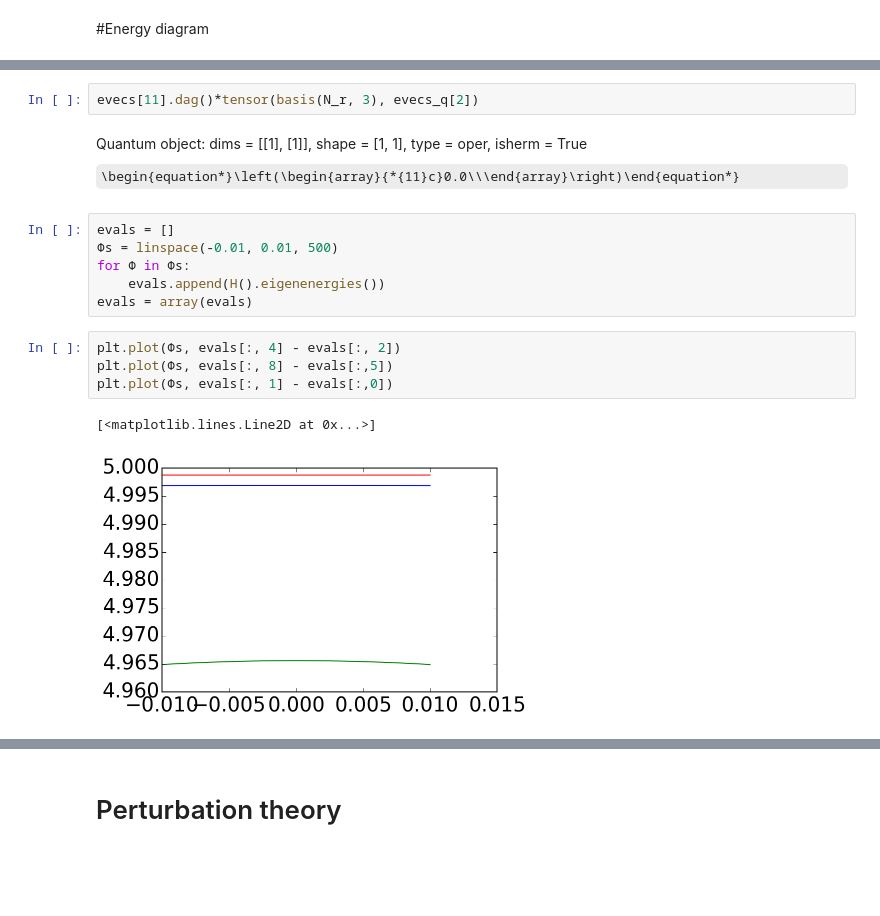
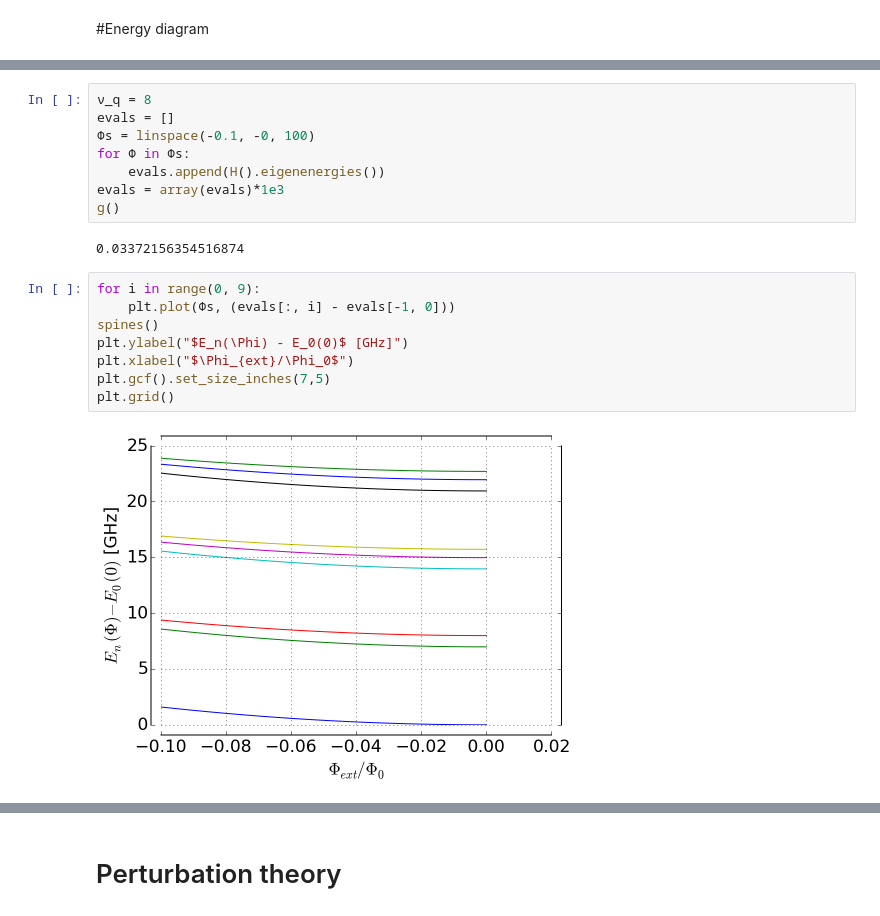
Before and after one commit to vdrhtc/Xmons, a Jupyter notebook: Qutip/CPB cQED.ipynb, the cells around one changed output, grey strips where cells are left out. Drawn from its saved outputs; the diff is of its cells as text; some formulas as TeX source; blank space fills up the shorter version.

```diff
--- a/Qutip/CPB cQED.ipynb
+++ b/Qutip/CPB cQED.ipynb
@@ -161,17 +165,20 @@ plt.savefig("diagram.pdf", format="pdf")
-# %%
-evecs[11].dag()*tensor(basis(N_r, 3), evecs_q[2])
-# %% [output]
-Quantum object: dims = [[1], [1]], shape = [1, 1], type = oper, isherm = True\begin{equation*}\left(\begin{array}{*{11}c}0.0\\\end{array}\right)\end{equation*}
 # %%
+ν_q = 8
 evals = []
-Φs = linspace(-0.01, 0.01, 500)
+Φs = linspace(-0.1, -0, 100)
 for Φ in Φs:
     evals.append(H().eigenenergies())
-evals = array(evals)
+evals = array(evals)*1e3
+g()
+# %% [output]
+0.03372156354516874
-# %%
-plt.plot(Φs, evals[:, 4] - evals[:, 2])
-plt.plot(Φs, evals[:, 8] - evals[:,5])
-plt.plot(Φs, evals[:, 1] - evals[:,0])
-# %% [output]
-[<matplotlib.lines.Line2D at 0x...>]
-[figure, removed]
+# %%
+for i in range(0, 9):
+    plt.plot(Φs, (evals[:, i] - evals[-1, 0]))
+spines()
+plt.ylabel("$E_n(\Phi) - E_0(0)$ [GHz]")
+plt.xlabel("$\Phi_{ext}/\Phi_0$")
+plt.gcf().set_size_inches(7,5)
+plt.grid()
+# %% [output]
+[figure, added]
```
Also changed, not shown: parts of 33 cells of this notebook, 1 other file.
